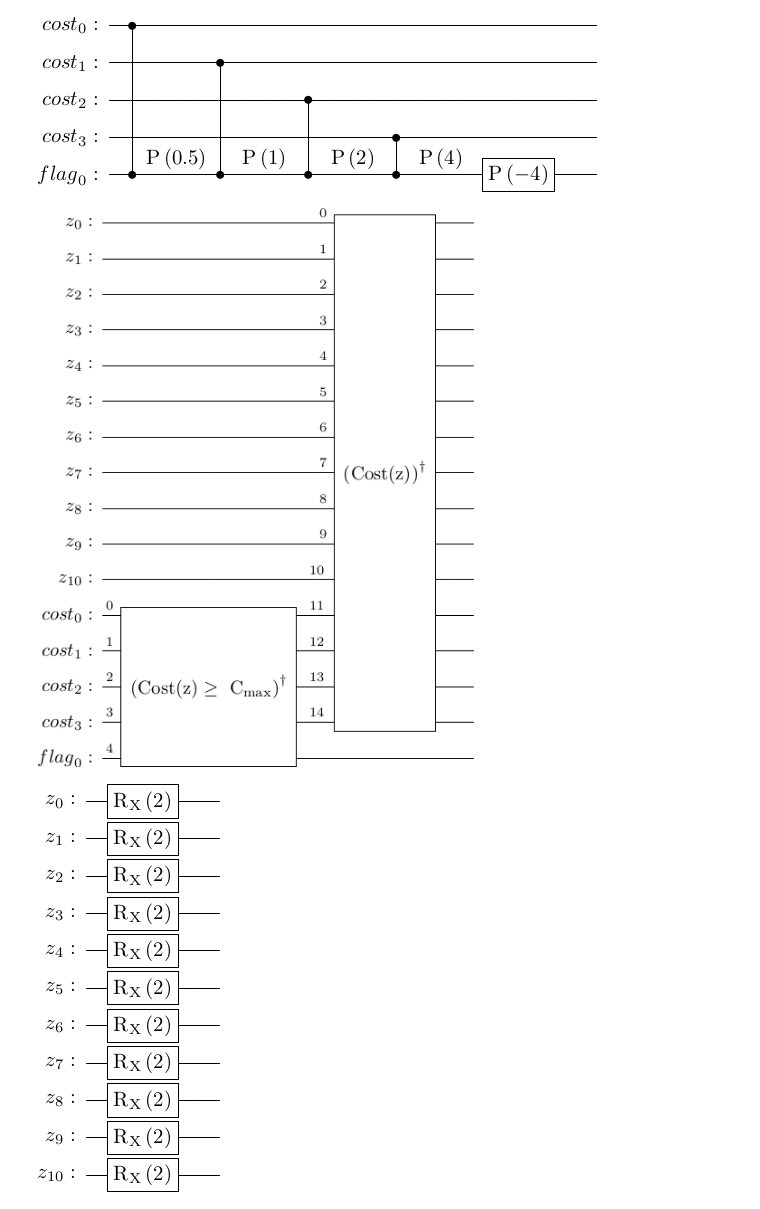
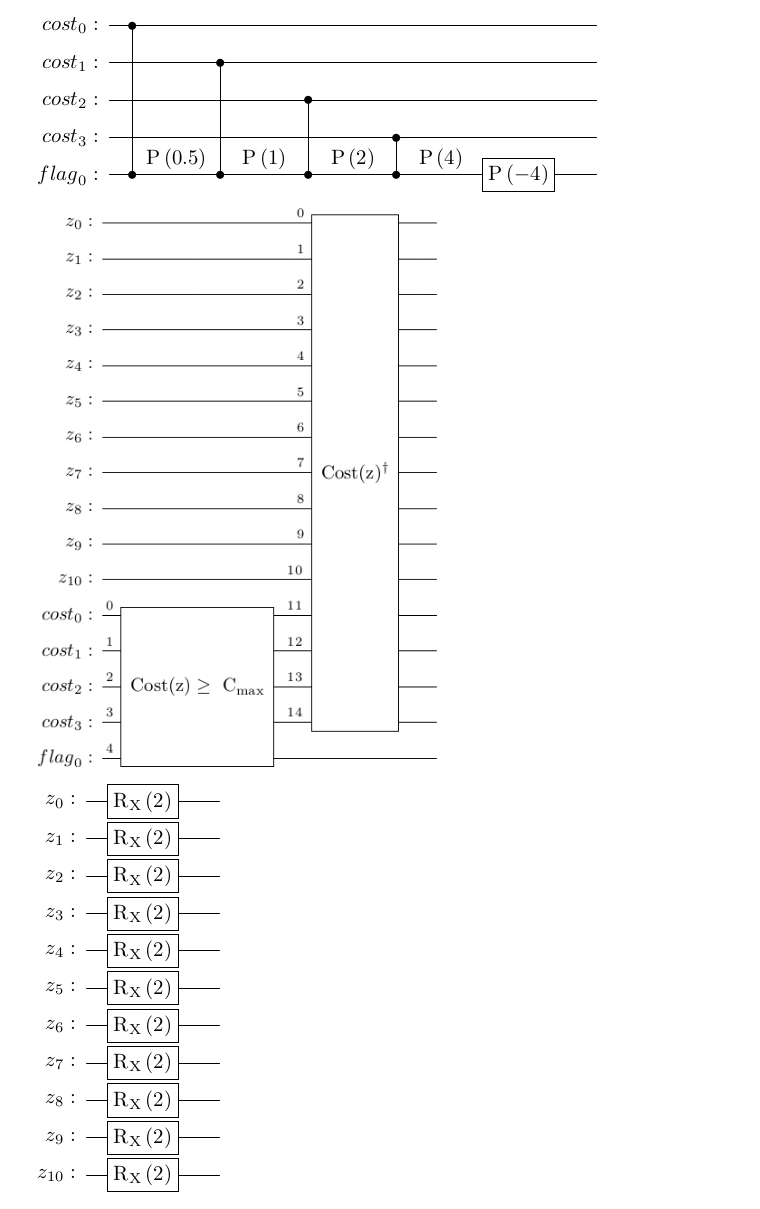
Before and after one commit to qiskit-community/ibm-quantum-challenge-fall-2021, a Jupyter notebook: topscorers/Ibrahim_Almosallam.ipynb, the cells around one changed output. Saved outputs shown, nothing was run; the diff lists cells and outputs as text; code cells hidden in the pictures.

```diff
--- a/topscorers/Ibrahim_Almosallam.ipynb
+++ b/topscorers/Ibrahim_Almosallam.ipynb
@@ -22,14 +23,12 @@ draw_option = 'latex' # set to 'mpl' if you would like the qiskit's view
 style={ 'displaytext': {
     'Phase Return': 'e^{-i\\gamma~return(z)}',
     'Cost Calculation': 'Cost(z)',
+    'Cost Calculation_dg': 'Cost(z)^\\dagger',
     'Constraint Testing': 'Cost(z)\\geq~C_{max}',
-    'Dephasing':'e^{-i\\alpha\\gamma~penalty(z)}',
+    'Dephasing':'e^{-i\\gamma~penalty(z)}',
     'Mixing Operator': 'R_{x}(2\\beta)',
     'IQFT': 'QFT^\dagger'
 }}
-
-style['displaytext']['Cost Calculation_dg'] = '\left('+style['displaytext']['Cost Calculation']+'\\right)^\\dagger'
-style['displaytext']['Constraint Testing_dg'] = '\left('+style['displaytext']['Constraint Testing']+'\\right)^\\dagger'
 # %%
 number = 5
 a = [int(digit) for digit in bin(number)[:1:-1]]  # convert to little-endian binary notation
@@ -522,23 +521,24 @@ qc.draw(draw_option)
 # %%
 def reinitialization(index_qubits: int, data_qubits: int, C1: list, C2: list, C_max: int):
 
     qr_index = QuantumRegister(index_qubits, name="z")
     qr_data = QuantumRegister(data_qubits, name="cost")
     qr_f = QuantumRegister(1, name="flag")
 
     qc = QuantumCircuit(qr_index, qr_data, qr_f, name="Reset")
 
-    qc.append(constraint_testing(data_qubits, C_max).inverse(), qr_data[:] + qr_f[:])
+    # constraint_testing is an involutory operator (it is its own inverse)
+    qc.append(constraint_testing(data_qubits, C_max), qr_data[:] + qr_f[:])
     qc.barrier()
     qc.append(cost_calculation(index_qubits, data_qubits, C1, C2).inverse(), qr_index[:] + qr_data[:])
 
     return qc
 
 
 qc = reinitialization(index_qubits, data_qubits, C1, C2, C_max)
 qc.draw(draw_option, plot_barriers=False, style=style)
 # %% [output]
-[figure, old version]
+[figure, new version]
 # %%
 def mixing_operator(index_qubits: int, beta: float):
 
```
Also changed, not shown: parts of 5 cells of this notebook.
